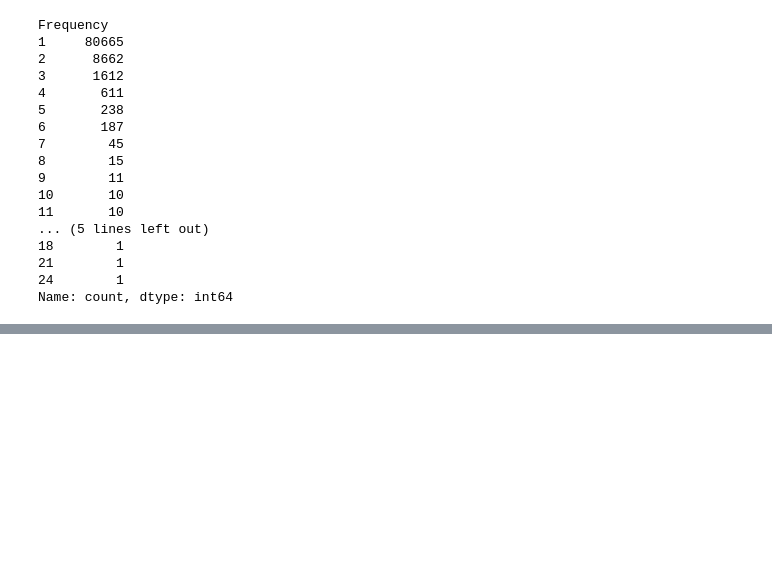
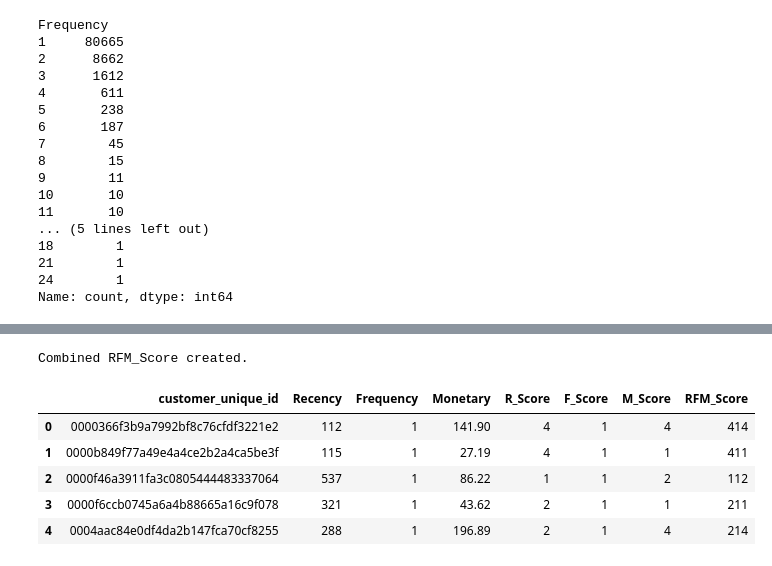
Before and after one commit to Sulayman-455/Olist-ECommerce-Analysis, a Jupyter notebook: Olist_Analysis.ipynb, the cells around one changed output, grey strips where cells are left out. Saved outputs shown, nothing was run; the diff lists cells and outputs as text; code cells hidden in the pictures; blank space fills up the shorter version.

```diff
--- a/Olist_Analysis.ipynb
+++ b/Olist_Analysis.ipynb
@@ -613,0 +606,14 @@ R, F, and M scores calculated using custom bins for Frequency.
+# %%
+# Combine the scores to create an RFM Score string
+customer_data['RFM_Score'] = customer_data['R_Score'].astype(str) + customer_data['F_Score'].astype(str) + customer_data['M_Score'].astype(str)
+
+print("Combined RFM_Score created.")
+customer_data.head()
+# %% [output]
+Combined RFM_Score created.
+|  | customer_unique_id | Recency | Frequency | Monetary | R_Score | F_Score | M_Score | RFM_Score |
+| 0 | 0000366f3b9a7992bf8c76cfdf3221e2 | 112 | 1 | 141.90 | 4 | 1 | 4 | 414 |
+| 1 | 0000b849f77a49e4a4ce2b2a4ca5be3f | 115 | 1 | 27.19 | 4 | 1 | 1 | 411 |
+| 2 | 0000f46a3911fa3c0805444483337064 | 537 | 1 | 86.22 | 1 | 1 | 2 | 112 |
+| 3 | 0000f6ccb0745a6a4b88665a16c9f078 | 321 | 1 | 43.62 | 2 | 1 | 1 | 211 |
+| 4 | 0004aac84e0df4da2b147fca70cf8255 | 288 | 1 | 196.89 | 2 | 1 | 4 | 214 |
```
Also changed, not shown: parts of 6 cells of this notebook.
